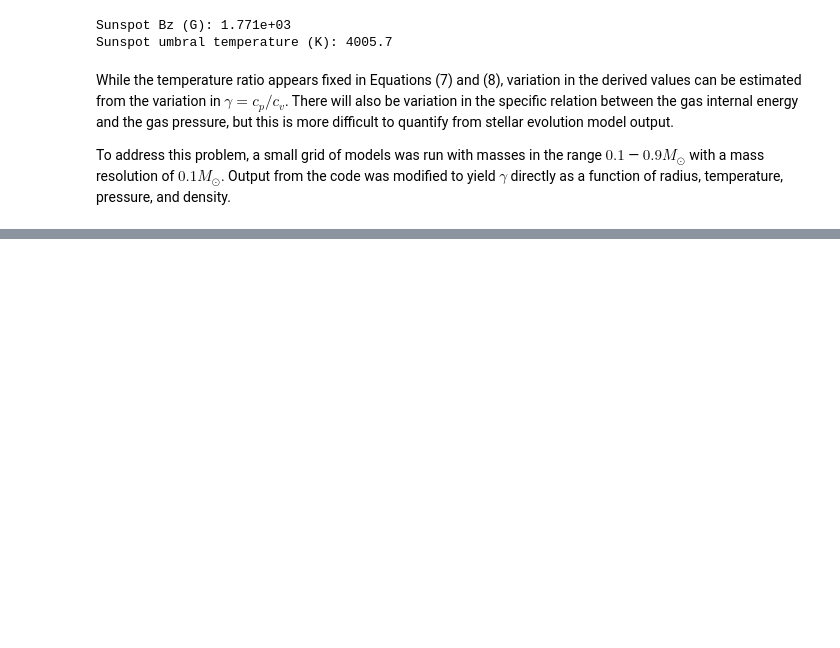
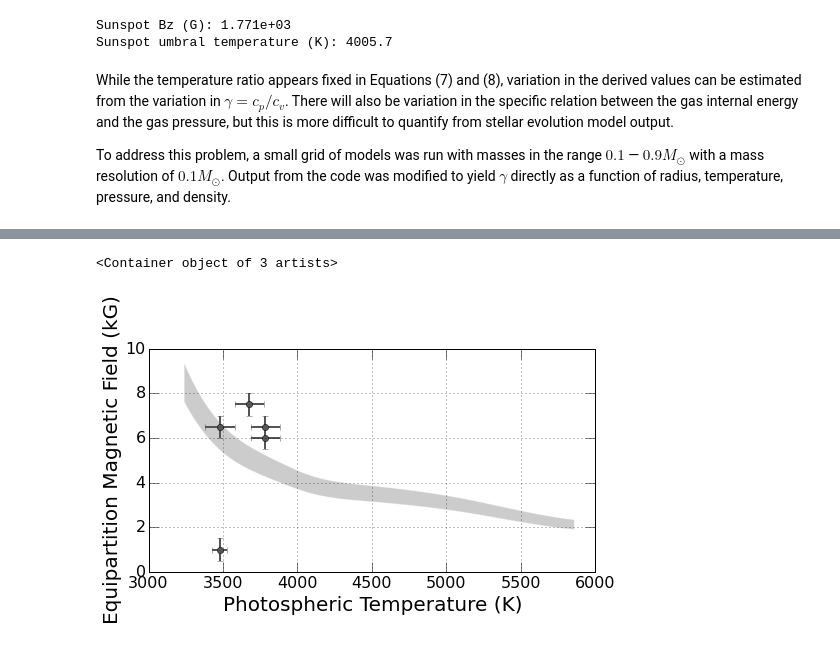
Before and after one commit to gfeiden/Notebook, a Jupyter notebook: Daily/20150803_pressure_reduc_spots.ipynb, the cells around one changed output, grey strips where cells are left out. Cells and saved outputs as stored; diff of their text form; code cells hidden in the pictures; blank space fills up the shorter version.

```diff
--- a/Daily/20150803_pressure_reduc_spots.ipynb
+++ b/Daily/20150803_pressure_reduc_spots.ipynb
@@ -164,0 +226,19 @@ Results of this simple model indicate that equilibration of a polytropic gas wit
+# %%
+Shulyak_max_B = np.array([[3685., 100., 6.5, 0.5],
+                          [3685., 100., 6.0, 0.5],
+                          [3578., 100., 7.5, 0.5],
+                          [3379., 100., 6.5, 0.5],
+                          [3379.,  50., 1.0, 0.5]])
+
+fig, ax = plt.subplots(1, 1, figsize=(8,4))
+
+ax.set_xlabel('Photospheric Temperature (K)', fontsize=20.)
+ax.set_ylabel('Equipartition Magnetic Field (kG)', fontsize=20.)
+ax.tick_params(which='major', axis='both', length=10., labelsize=16.)
+ax.grid(True)
+
+ax.fill_between(np.arange(3240., 5880., 20.), B_field_Peq_smooth, B_field_Eeq_smooth, facecolor='#555555', alpha=0.3, edgecolor='#eeeeee')
+ax.errorbar(Shulyak_max_B[:,0] + 100., Shulyak_max_B[:,2], xerr=Shulyak_max_B[:,1], yerr=Shulyak_max_B[:,3], lw=2, fmt='o', c='#555555')
+# %% [output]
+<Container object of 3 artists>
+[figure, added]
```
Also changed, not shown: parts of 13 cells of this notebook.
